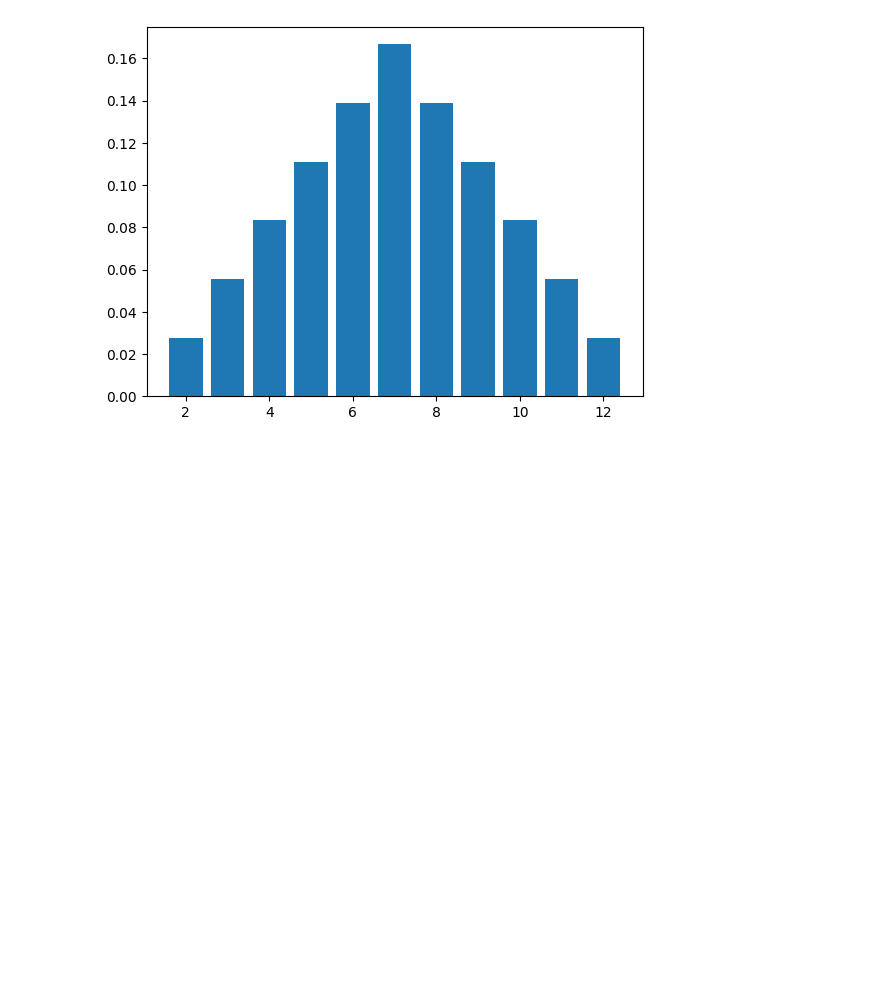
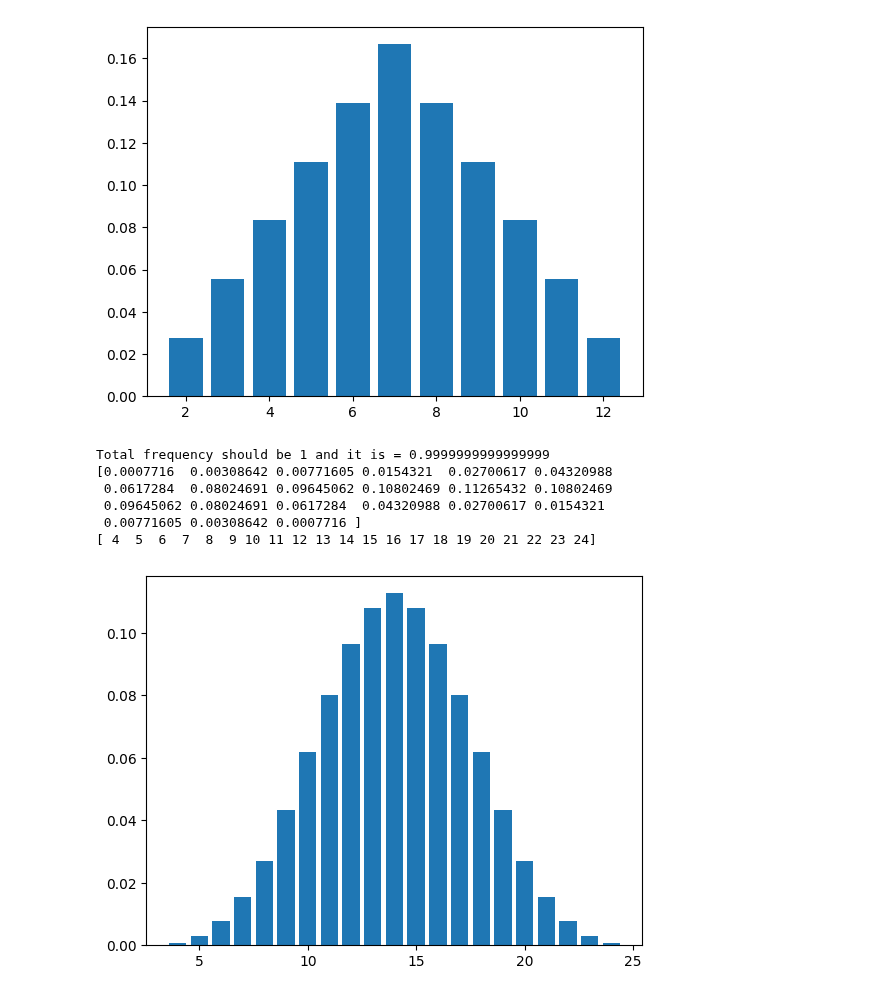
Before and after one commit to DorotaBjoorn/Python-Dorota-Bjoorn, a Jupyter notebook: Excercises/EX10_numpy.ipynb, the cells around one changed output. Cells and saved outputs as stored; diff of their text form; code cells hidden in the pictures; blank space fills up the shorter version.

```diff
--- a/Excercises/EX10_numpy.ipynb
+++ b/Excercises/EX10_numpy.ipynb
@@ -114,3 +114,39 @@ Sum of frequencies should be 1 and it is = 1.0
 
 d)
 [figure]
+# %%
+# ????????????????????????
+# Funkar för 4 tärningar men hur göra mer generell så kan generera för 1, 2, 3, 4 tärningar? Hur göra reshape flexibelt för olika dimensioner?
+import numpy as np
+import matplotlib as plt
+
+# Generate vectors for each dice
+dice_1 = np.arange(1,7)
+dice_2 = np.arange(1,7)
+dice_3 = np.arange(1,7)
+dice_4 = np.arange(1,7)
+
+# Reshape each vector so each stretches in own dimension; dice_1.shape does not work
+dice_1_reshaped = dice_1.reshape(6, 1, 1, 1)
+dice_2_reshaped = dice_2.reshape(1, 6, 1, 1)
+dice_3_reshaped = dice_3.reshape(1, 1, 6, 1)
+dice_4_reshaped = dice_3.reshape(1, 1, 1, 6)
+
+sum_matrix = dice_1_reshaped + dice_2_reshaped + dice_3_reshaped + dice_4_reshaped
+
+values, counts = np.unique(sum_matrix, return_counts = True)
+frequencies = counts/sum_matrix.size
+total_frequency = np.sum(frequencies)
+print(f"Total frequency should be 1 and it is = {total_frequency}")
+print(frequencies)
+print(values)
+
+plt.pyplot.bar(values, frequencies);
+# %% [output]
+Total frequency should be 1 and it is = 0.9999999999999999
+[0.0007716  0.00308642 0.00771605 0.0154321  0.02700617 0.04320988
+ 0.0617284  0.08024691 0.09645062 0.10802469 0.11265432 0.10802469
+ 0.09645062 0.08024691 0.0617284  0.04320988 0.02700617 0.0154321
+ 0.00771605 0.00308642 0.0007716 ]
+[ 4  5  6  7  8  9 10 11 12 13 14 15 16 17 18 19 20 21 22 23 24]
+[figure, added]
```
Also changed, not shown: parts of 1 cell of this notebook.
